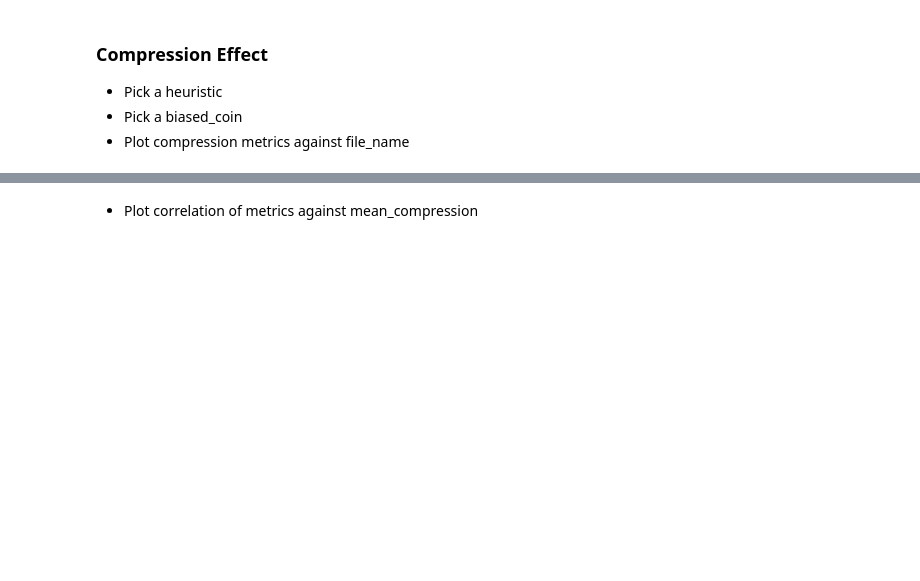
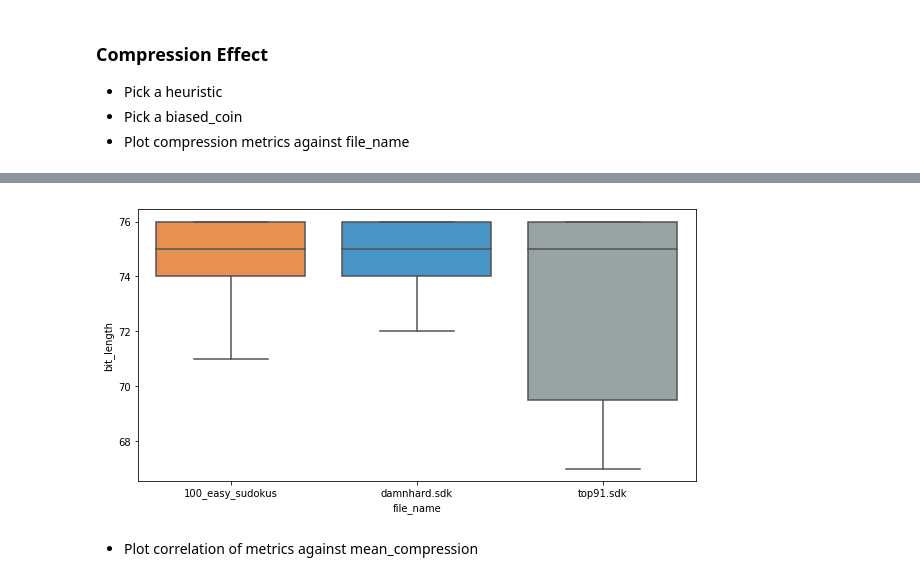
Before and after one commit to DanLszl/sat-solver, a Jupyter notebook: experiment_analysis.ipynb, the cells around one changed output, grey strips where cells are left out. Drawn from its saved outputs; the diff is of its cells as text; code cells hidden in the pictures; blank space fills up the shorter version.

```diff
--- a/experiment_analysis.ipynb
+++ b/experiment_analysis.ipynb
@@ -159,21 +159,22 @@ We cannot reject the null hypothesis!
 flatui = ["#ff8e38", "#3498db", "#95a5a6"]
 sns.set_palette(flatui)
 
-def plot_compression_with_file(heuristic, metric):
+def plot_compression_with_file(heuristic, metric, apply_test = True, test = "t-test_ind"):
     plt.figure(figsize=(10,5))
-    df_compression = df_biased
+    df_compression = df_unbiased
     df_compression = df_compression.loc[(df_compression["heuristic"] == str(heuristic))]
     ax = sns.boxplot(y=metric, x="file_name", showfliers=False, orient = "v",
                     palette = flatui , data=df_compression)
-    add_stat_annotation(ax, data=df_compression, y=metric, x="file_name",
-                    boxPairList=[("100_easy_sudokus", "damnhard.sdk"),
-                                 ("100_easy_sudokus", "top91.sdk"),
-                                 ("damnhard.sdk", "top91.sdk")],
-                    test='t-test_ind',
-                    textFormat='star',
-                    loc='outside',
-                    fontsize = "xx-large",
-                    verbose=0)
+    if apply_test:
+        add_stat_annotation(ax, data=df_compression, y=metric, x="file_name",
+                        boxPairList=[("100_easy_sudokus", "damnhard.sdk"),
+                                     ("100_easy_sudokus", "top91.sdk"),
+                                     ("damnhard.sdk", "top91.sdk")],
+                        test=test,
+                        textFormat='star',
+                        loc='outside',
+                        fontsize = "xx-large",
+                        verbose=2)
 # %%
 heuristic = "Jeroslow"
 metric = "mean_compression"
@@ -184,4 +195,12 @@ plt.show()
 [figure]
+# %%
+heuristic = "Jeroslow"
+metric = "bit_length"
+plot_compression_with_file(heuristic, metric, apply_test=False)
+plt.savefig("./images/compression_bit_length_test.eps" , bbox_inches='tight')
+plt.show()
+# %% [output]
+[figure, added]
 # %% [markdown]
 - Plot correlation of metrics against mean_compression
 # %%
```
Also changed, not shown: parts of 3 cells of this notebook.
